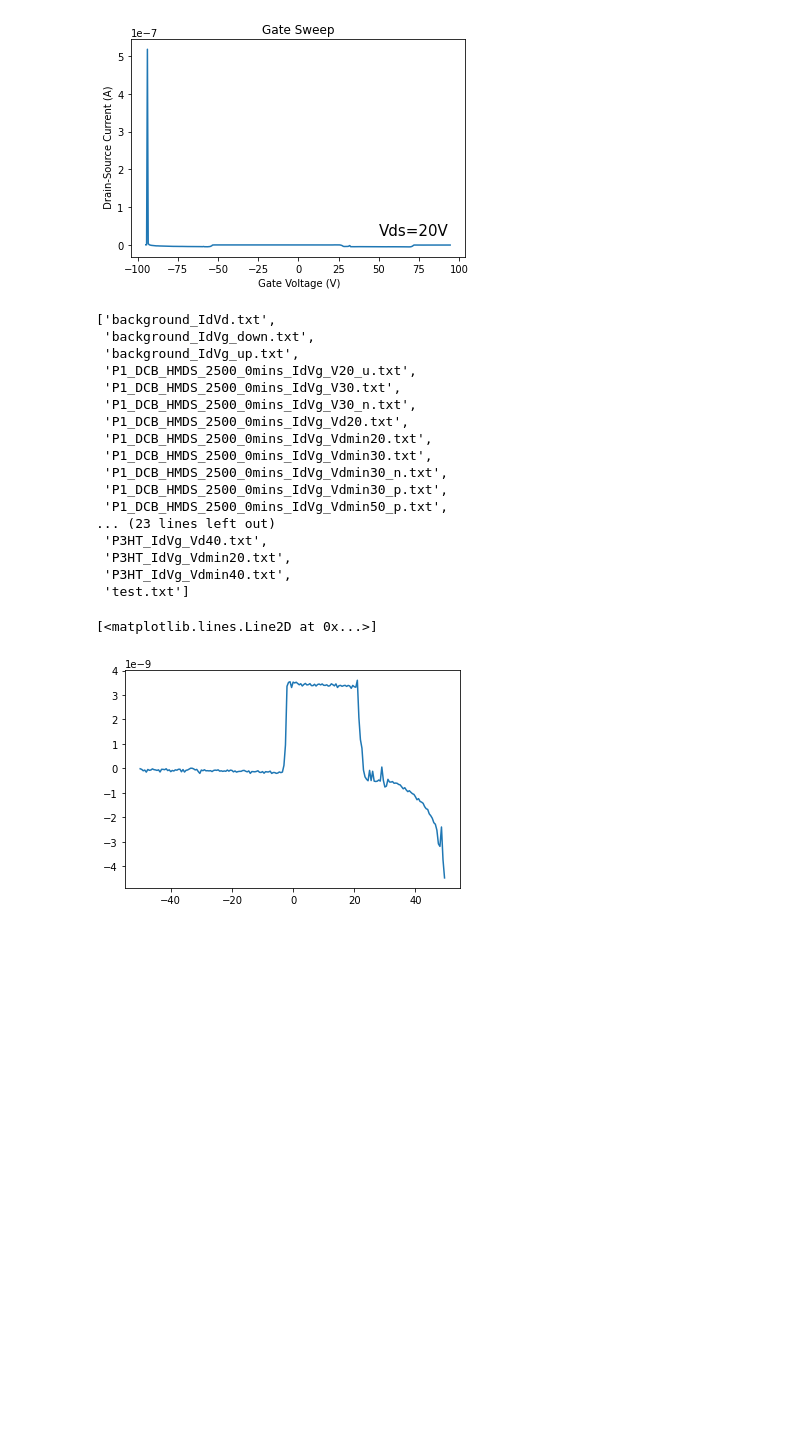
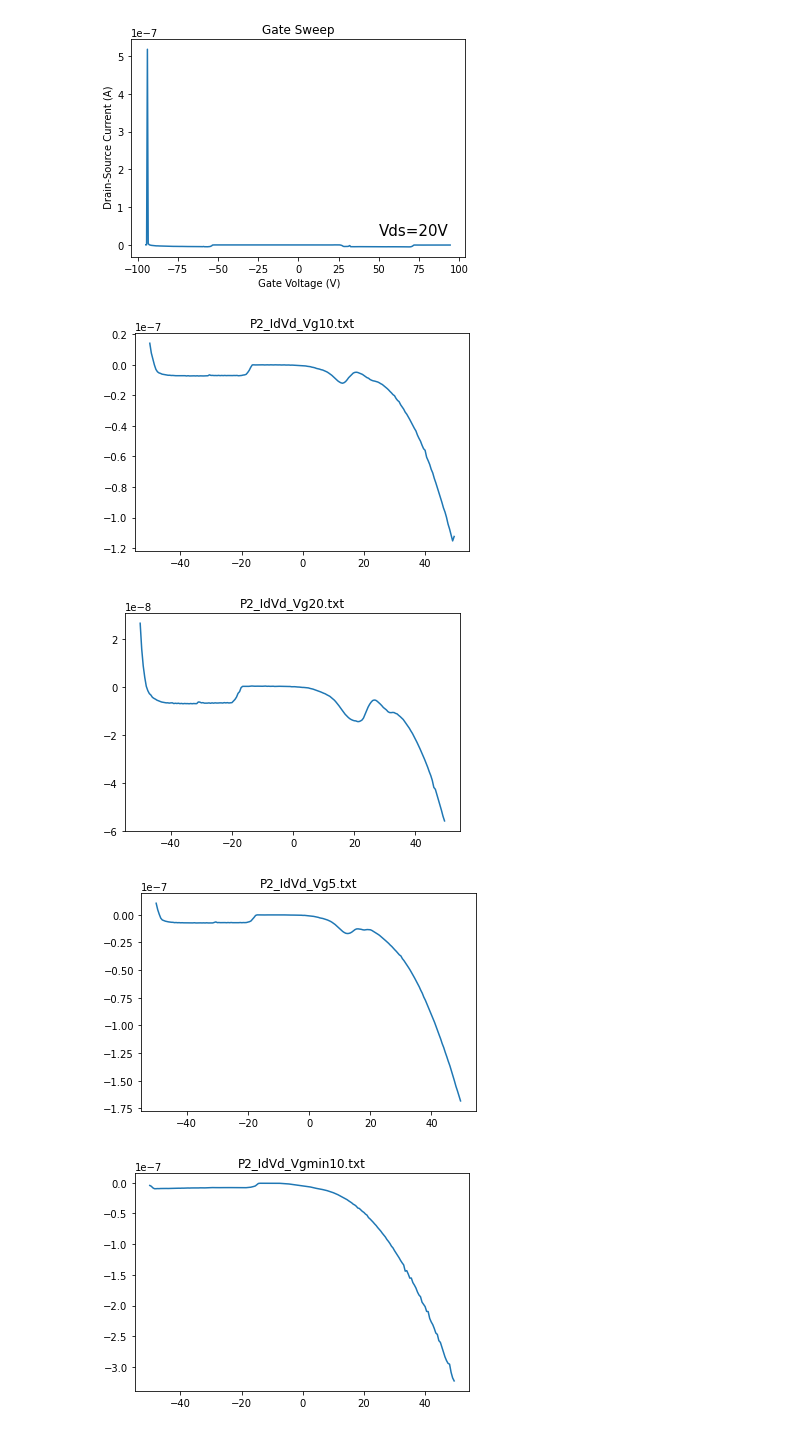
Before and after one commit to lortero7/Keithley, a Jupyter notebook: Two Keithley 2400 Mobility.ipynb, the cells around one changed output. Drawn from its saved outputs; the diff is of its cells as text; code cells hidden in the pictures; blank space fills up the shorter version.

```diff
--- a/Two Keithley 2400 Mobility.ipynb
+++ b/Two Keithley 2400 Mobility.ipynb
@@ -35,32 +37,18 @@ Conductance: -7.457223387938791e-11 Siemens
 %run KeithleyGateSweepFixedDrain.py -95 95 0.5 20 P1_DCB_HMDS_2500_0mins_IdVg_V20_u.txt up
 # %% [output]
 [figure]
-# %%
-import os
-os.listdir(os.getcwd() + '/data')
-# %% [output]
-['background_IdVd.txt',
- 'background_IdVg_down.txt',
- 'background_IdVg_up.txt',
- 'P1_DCB_HMDS_2500_0mins_IdVg_V20_u.txt',
- 'P1_DCB_HMDS_2500_0mins_IdVg_V30.txt',
- 'P1_DCB_HMDS_2500_0mins_IdVg_V30_n.txt',
- 'P1_DCB_HMDS_2500_0mins_IdVg_Vd20.txt',
- 'P1_DCB_HMDS_2500_0mins_IdVg_Vdmin20.txt',
- 'P1_DCB_HMDS_2500_0mins_IdVg_Vdmin30.txt',
- 'P1_DCB_HMDS_2500_0mins_IdVg_Vdmin30_n.txt',
- 'P1_DCB_HMDS_2500_0mins_IdVg_Vdmin30_p.txt',
- 'P1_DCB_HMDS_2500_0mins_IdVg_Vdmin50_p.txt',
-... (23 lines left out)
- 'P3HT_IdVg_Vd40.txt',
- 'P3HT_IdVg_Vdmin20.txt',
- 'P3HT_IdVg_Vdmin40.txt',
- 'test.txt']
 # %%
-result = np.loadtxt(os.getcwd()+ '/data/' + 'P1_DCB_HMDS_2500_IdVd_Vgmin40.txt')
-xval = result[0]
-yval = result[1]
-plt.plot(xval,yval)
+material = "P2"
+for filename in os.listdir(os.getcwd() + '/data'):
+    if material in filename:
+        plt.figure()
+        result = np.loadtxt(os.getcwd()+ '/data/' + filename)
+        xval = result[0]
+        yval = result[1]
+        plt.plot(xval,yval)
+        plt.title(filename)
 # %% [output]
-[<matplotlib.lines.Line2D at 0x...>]
-[figure, old version]
+[figure, new version]
+[figure, added]
+[figure, added]
+[figure, added]
```
Also changed, not shown: parts of 4 cells of this notebook, 2 other files.
